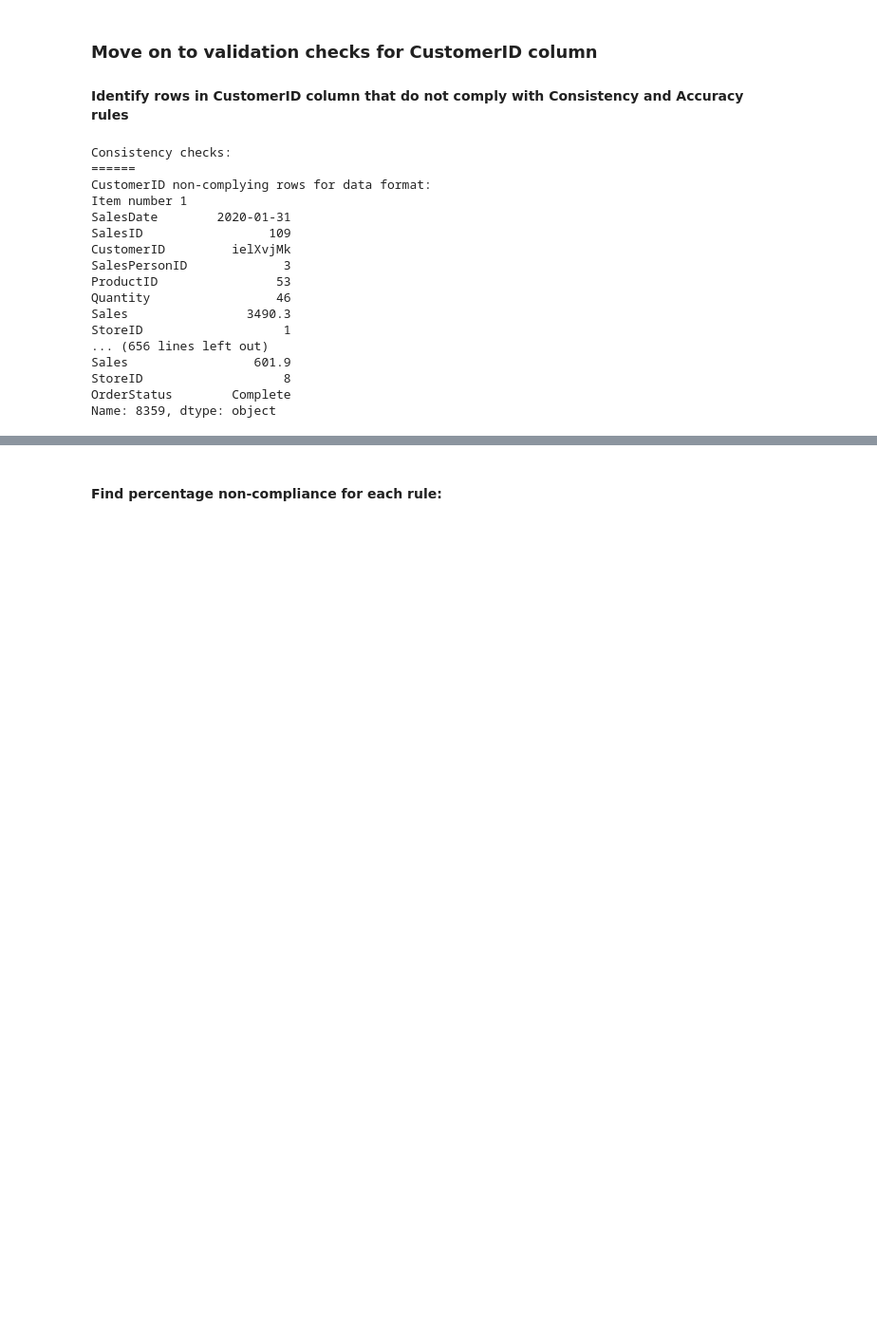
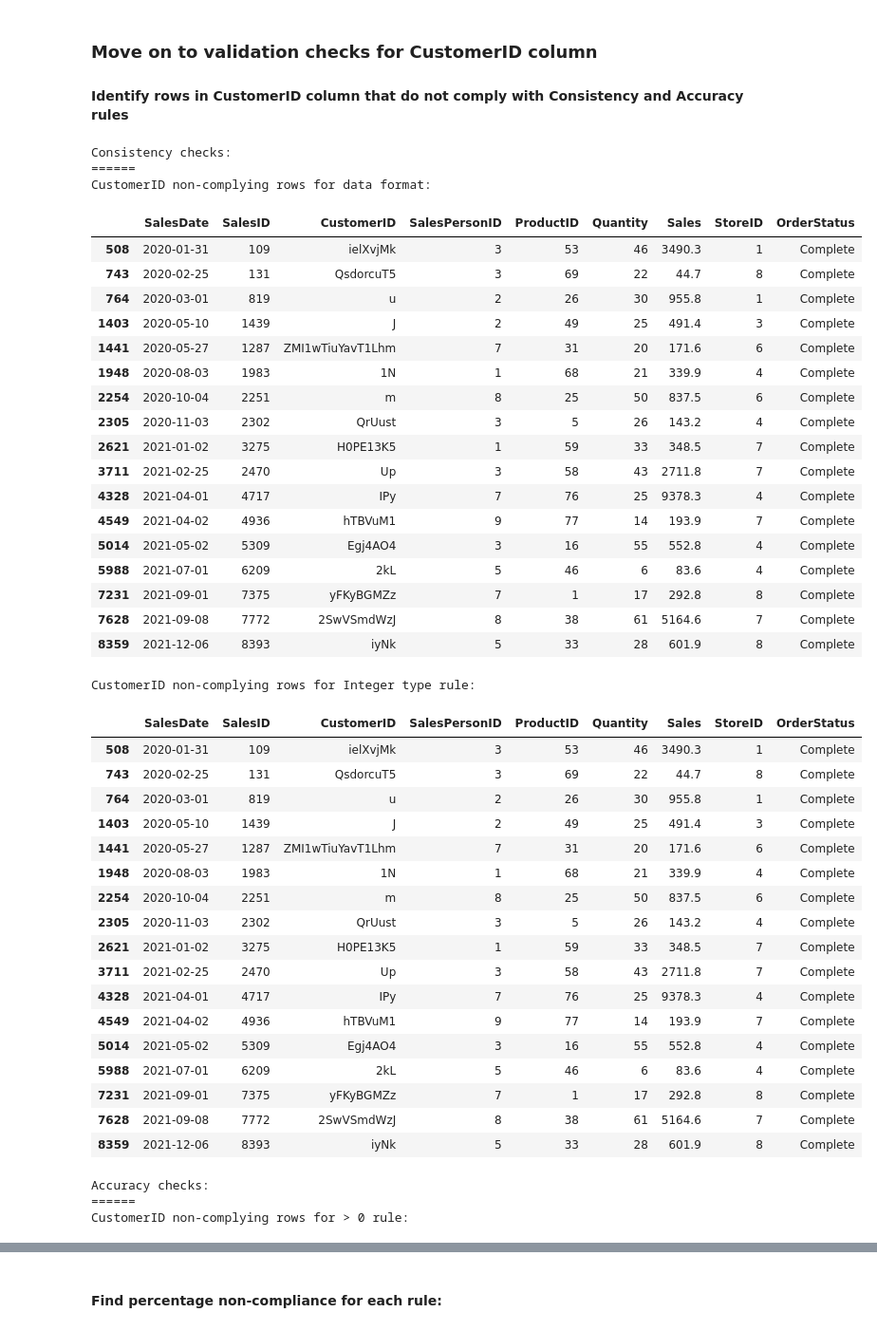
Before and after one commit to elacs/datacon_hands_on, a Jupyter notebook: datacon_hands_on_binder_ran.ipynb, the cells around one changed output, grey strips where cells are left out. Shown: that part at 95% size. Cells and saved outputs as stored; diff of their text form; code cells hidden in the pictures; blank space fills up the shorter version.

Commit message:
edited nb to use DF for return rows, restructure print scores block to be less confusing

```diff
--- a/datacon_hands_on_binder_ran.ipynb
+++ b/datacon_hands_on_binder_ran.ipynb
@@ -204,28 +204,28 @@ def data_format_identify_non_complying_rows (df, column_name, character_type, pi
           complies = len(val_str_pieces) == 2 and is_intable(val_str_pieces[0]) and is_intable(val_str_pieces[1]) and len(val_str_pieces[0]) <= pieces_max_lengths[0] and len(val_str_pieces[1]) <= pieces_max_lengths[1]
           if not complies:
             non_compliers.append(df.loc[index]) # if the value does not comply then add the row to the list of non-compliers
-        return non_compliers
+        return pd.DataFrame(non_compliers)
       elif len(pieces_max_lengths) == 1: # data format is N(p)
         for index in range(1, l + 1):
           value = df.loc[index][column_name]
           complies = is_intable(value) and len(str(value)) <= pieces_max_lengths[0]
           if not complies:
             non_compliers.append(df.loc[index]) # if the value does not comply then add the row to the list of non-compliers
-        return non_compliers
+        return pd.DataFrame(non_compliers)
     case 'A': # data format is A(p)
       for index in range(1, l + 1):
           value = df.loc[index][column_name]
           complies = is_alphabetical(value) and len(value) <= pieces_max_lengths[0]
           if not complies:
             non_compliers.append(df.loc[index]) # if the value does not comply then add the row to the list of non-compliers
-      return non_compliers
+      return pd.DataFrame(non_compliers)
     case 'X': # data format is X(p)
       for index in range(1, l + 1):
           value = df.loc[index][column_name]
           complies = len(value) <= pieces_max_lengths[0]
           if not complies:
             non_compliers.append(df.loc[index]) # if the value does not comply then add the row to the list of non-compliers
-      return non_compliers
+      return pd.DataFrame(non_compliers)
 
 def date_format_identify_non_complying_rows (df, column_name): # returns a list of row(s) that do not comply to date format rule
   non_compliers = [] # keep a list of rows that do not comply to this rule
@@ -246,4 +246,4 @@ def date_format_identify_non_complying_rows (df, column_name): # returns a list
       value_complies = False # also reject row if date, month or year is not an integer
     if value_complies == False:
         non_compliers.append(df.loc[row_index]) # add the row to the list of non-compliers
-  return non_compliers
+  return pd.DataFrame(non_compliers)
@@ -332,7 +332,7 @@ def unique_values_identify_non_complying_rows (df, column_name): # returns a lis
   for value in value_occurence_list.keys(): # for each value in the column,
     if len(value_occurence_list[value]) > 1: # if there is more than 1 row in the list of rows with that value
       non_compliers = non_compliers + [df.loc[index] for index in value_occurence_list[value]] # add all the rows in the list to the list of non-compliers
-  return non_compliers
+  return pd.DataFrame(non_compliers)
 
 def data_type_identify_non_complying_rows (df, column_name, type_specified): # returns a list of rows that do not comply with data type rule (Integer, Float etc.)
   non_compliers = [] # keep a list of rows that do not comply to this rule
@@ -344,7 +344,7 @@ def data_type_identify_non_complying_rows (df, column_name, type_specified): # r
     elif type_specified == float:
       if not is_floatable(value):
         non_compliers.append(df.loc[index])
-  return non_compliers
+  return pd.DataFrame(non_compliers)
 # %% [markdown]
 #### Define the rest of the **Accuracy** validation check functions to also return a list of non-complying rows:
 # %%
@@ -357,7 +357,7 @@ def numerical_range_identify_non_complying_rows (df, column_name, lower_bound =
         non_compliers.append(df.loc[index]) # add the row to the list of non-compliers
     except:
       non_compliers.append(df.loc[index]) # also add the row to the list of non-compliers if value is not numerical
-  return non_compliers
+  return pd.DataFrame(non_compliers)
 # %% [markdown]
 #### Calculate percentage non-compliance per-column for the **Consistency** checks
 # %%
@@ -461,33 +516,59 @@ Accuracy score: 99.81172040480114
 # %%
 print('Consistency checks:')
 print('======')
 print('CustomerID non-complying rows for data format:')
-pprint_row_list(data_format_identify_non_complying_rows(df, 'CustomerID', 'N', [3]))
+display(data_format_identify_non_complying_rows(df, 'CustomerID', 'N', [3]))
 print('\n')
 
 print('CustomerID non-complying rows for Integer type rule:')
-pprint_row_list(data_type_identify_non_complying_rows(df, 'CustomerID', int))
+display(data_type_identify_non_complying_rows(df, 'CustomerID', int))
 print('\n')
 
 print('Accuracy checks:')
 print('======')
 print('CustomerID non-complying rows for > 0 rule:')
-pprint_row_list(numerical_range_identify_non_complying_rows(df, 'CustomerID', lower_bound = 0))
+display(numerical_range_identify_non_complying_rows(df, 'CustomerID', lower_bound = 0))
 # %% [output]
 Consistency checks:
 ======
 CustomerID non-complying rows for data format:
-Item number 1
-SalesDate        2020-01-31
-SalesID                 109
-CustomerID         ielXvjMk
-SalesPersonID             3
-ProductID                53
-Quantity                 46
-Sales                3490.3
-StoreID                   1
-... (656 lines left out)
-Sales                 601.9
-StoreID                   8
-OrderStatus        Complete
-Name: 8359, dtype: object
+|  | SalesDate | SalesID | CustomerID | SalesPersonID | ProductID | Quantity | Sales | StoreID | OrderStatus |
+| 508 | 2020-01-31 | 109 | ielXvjMk | 3 | 53 | 46 | 3490.3 | 1 | Complete |
+| 743 | 2020-02-25 | 131 | QsdorcuT5 | 3 | 69 | 22 | 44.7 | 8 | Complete |
+| 764 | 2020-03-01 | 819 | u | 2 | 26 | 30 | 955.8 | 1 | Complete |
+| 1403 | 2020-05-10 | 1439 | J | 2 | 49 | 25 | 491.4 | 3 | Complete |
+| 1441 | 2020-05-27 | 1287 | ZMI1wTiuYavT1Lhm | 7 | 31 | 20 | 171.6 | 6 | Complete |
+| 1948 | 2020-08-03 | 1983 | 1N | 1 | 68 | 21 | 339.9 | 4 | Complete |
+| 2254 | 2020-10-04 | 2251 | m | 8 | 25 | 50 | 837.5 | 6 | Complete |
+| 2305 | 2020-11-03 | 2302 | QrUust | 3 | 5 | 26 | 143.2 | 4 | Complete |
+| 2621 | 2021-01-02 | 3275 | H0PE13K5 | 1 | 59 | 33 | 348.5 | 7 | Complete |
+| 3711 | 2021-02-25 | 2470 | Up | 3 | 58 | 43 | 2711.8 | 7 | Complete |
+| 4328 | 2021-04-01 | 4717 | IPy | 7 | 76 | 25 | 9378.3 | 4 | Complete |
+| 4549 | 2021-04-02 | 4936 | hTBVuM1 | 9 | 77 | 14 | 193.9 | 7 | Complete |
+| 5014 | 2021-05-02 | 5309 | Egj4AO4 | 3 | 16 | 55 | 552.8 | 4 | Complete |
+| 5988 | 2021-07-01 | 6209 | 2kL | 5 | 46 | 6 | 83.6 | 4 | Complete |
+| 7231 | 2021-09-01 | 7375 | yFKyBGMZz | 7 | 1 | 17 | 292.8 | 8 | Complete |
+| 7628 | 2021-09-08 | 7772 | 2SwVSmdWzJ | 8 | 38 | 61 | 5164.6 | 7 | Complete |
+| 8359 | 2021-12-06 | 8393 | iyNk | 5 | 33 | 28 | 601.9 | 8 | Complete |
+CustomerID non-complying rows for Integer type rule:
+|  | SalesDate | SalesID | CustomerID | SalesPersonID | ProductID | Quantity | Sales | StoreID | OrderStatus |
+| 508 | 2020-01-31 | 109 | ielXvjMk | 3 | 53 | 46 | 3490.3 | 1 | Complete |
+| 743 | 2020-02-25 | 131 | QsdorcuT5 | 3 | 69 | 22 | 44.7 | 8 | Complete |
+| 764 | 2020-03-01 | 819 | u | 2 | 26 | 30 | 955.8 | 1 | Complete |
+| 1403 | 2020-05-10 | 1439 | J | 2 | 49 | 25 | 491.4 | 3 | Complete |
+| 1441 | 2020-05-27 | 1287 | ZMI1wTiuYavT1Lhm | 7 | 31 | 20 | 171.6 | 6 | Complete |
+| 1948 | 2020-08-03 | 1983 | 1N | 1 | 68 | 21 | 339.9 | 4 | Complete |
+| 2254 | 2020-10-04 | 2251 | m | 8 | 25 | 50 | 837.5 | 6 | Complete |
+| 2305 | 2020-11-03 | 2302 | QrUust | 3 | 5 | 26 | 143.2 | 4 | Complete |
+| 2621 | 2021-01-02 | 3275 | H0PE13K5 | 1 | 59 | 33 | 348.5 | 7 | Complete |
+| 3711 | 2021-02-25 | 2470 | Up | 3 | 58 | 43 | 2711.8 | 7 | Complete |
+| 4328 | 2021-04-01 | 4717 | IPy | 7 | 76 | 25 | 9378.3 | 4 | Complete |
+| 4549 | 2021-04-02 | 4936 | hTBVuM1 | 9 | 77 | 14 | 193.9 | 7 | Complete |
+| 5014 | 2021-05-02 | 5309 | Egj4AO4 | 3 | 16 | 55 | 552.8 | 4 | Complete |
+| 5988 | 2021-07-01 | 6209 | 2kL | 5 | 46 | 6 | 83.6 | 4 | Complete |
+| 7231 | 2021-09-01 | 7375 | yFKyBGMZz | 7 | 1 | 17 | 292.8 | 8 | Complete |
+| 7628 | 2021-09-08 | 7772 | 2SwVSmdWzJ | 8 | 38 | 61 | 5164.6 | 7 | Complete |
+| 8359 | 2021-12-06 | 8393 | iyNk | 5 | 33 | 28 | 601.9 | 8 | Complete |
+Accuracy checks:
+======
+CustomerID non-complying rows for > 0 rule:
```
Also changed, not shown: parts of 28 cells of this notebook, 1 other file.
